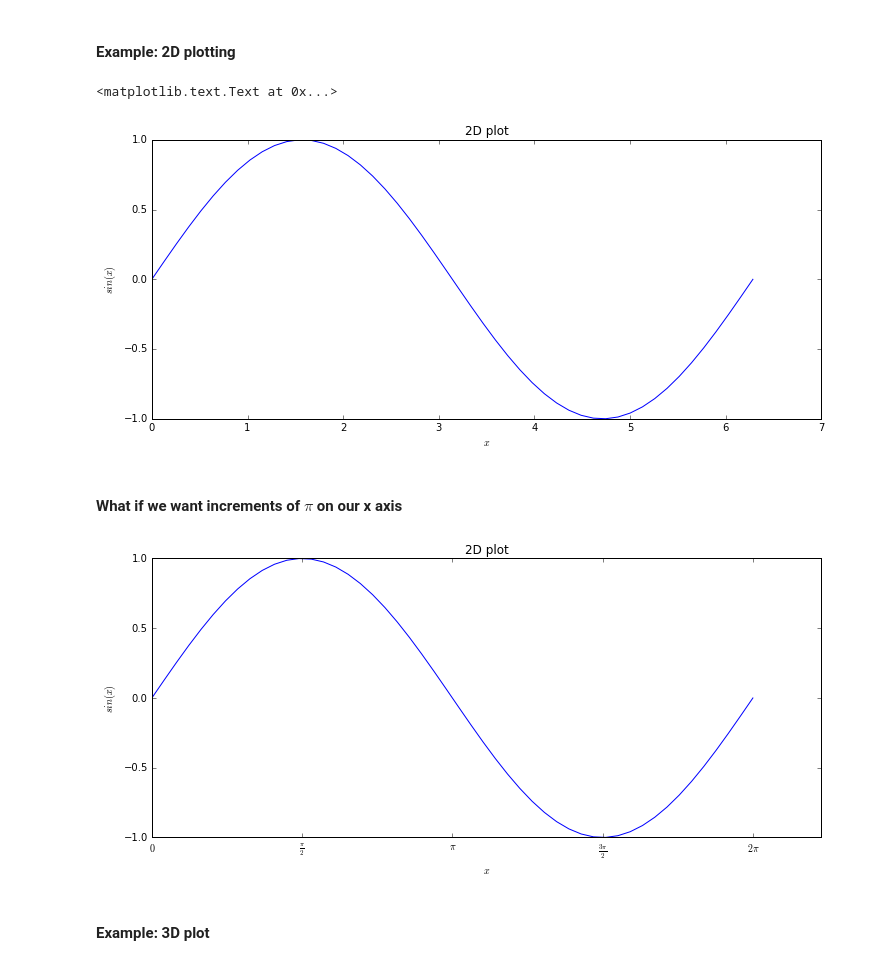
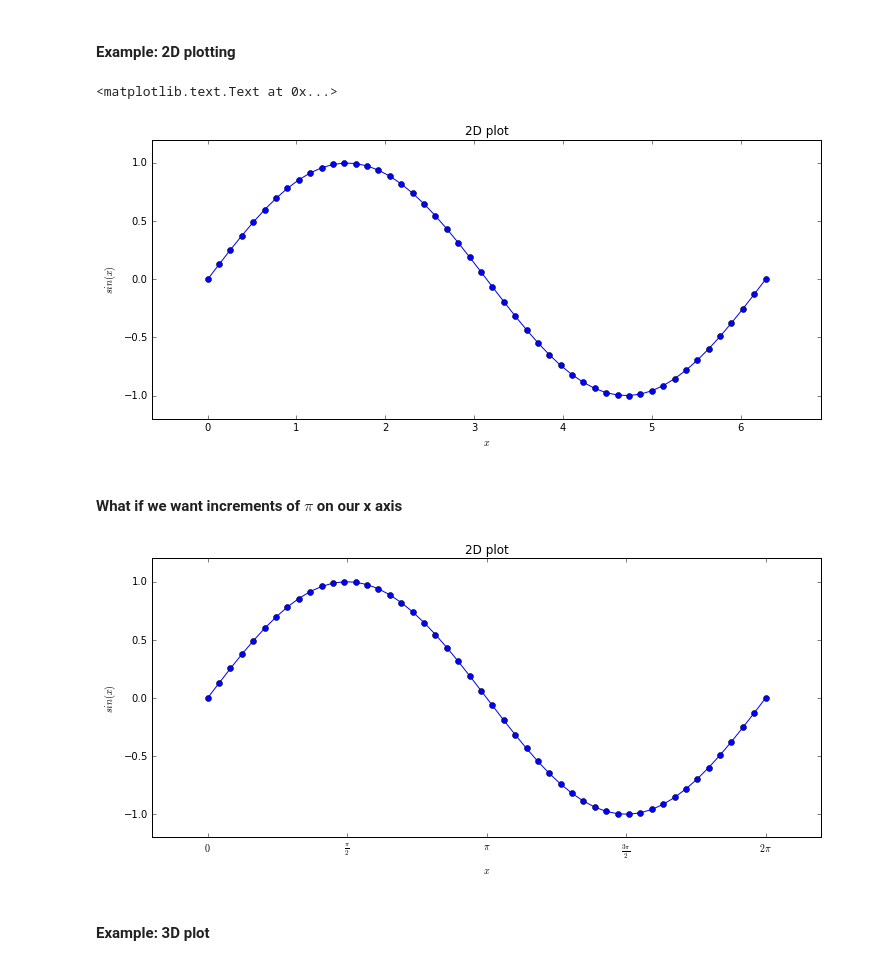
Before and after one commit to ngcm/summer-academy-2016-basics, a Jupyter notebook: Intermediate_Python/index.ipynb, the cells around one changed output. Cells and saved outputs as stored; diff of their text form; code cells hidden in the pictures.

```diff
--- a/Intermediate_Python/index.ipynb
+++ b/Intermediate_Python/index.ipynb
@@ -301,16 +301,17 @@ print(M4)
 # %%
 x = np.linspace(0, 2*np.pi)
 y = np.sin(x)
 
 fig = plt.figure(figsize=(12, 5))
 ax = fig.add_subplot(111)
-ax.plot(x, y)
+ax.plot(x, y,'o-')
+ax.margins(0.1)
 ax.set_title('2D plot')
 ax.set_xlabel('$x$')
 ax.set_ylabel(r'$sin(x)$')
 # %% [output]
 <matplotlib.text.Text at 0x...>
-[figure, old version]
+[figure, new version]
 # %% [markdown]
 #### What if we want increments of $\pi$ on our x axis
 # %%
@@ -318,12 +319,13 @@ xtick_values = np.linspace(0, 2*np.pi, 5)
 xtick_labels = ['$0$', r'$\frac{\pi}{2}$', r'$\pi$', r'$\frac{3\pi}{2}$',
              r'$2\pi$']
 fig = plt.figure(figsize=(12, 5))
-ax = fig.add_subplot(111); ax.plot(x, y)
+ax = fig.add_subplot(111); ax.plot(x, y,'-o')
 ax.set_title('2D plot')
+ax.margins(0.1)
 ax.set_xlabel('$x$');  ax.set_ylabel(r'$sin(x)$')
 ax.set_xticks(xtick_values);    ax.set_xticklabels(xtick_labels);
 # %% [output]
-[figure, old version]
+[figure, new version]
 # %% [markdown]
 
 #### Example: 3D plot
```
Also changed, not shown: 1 other file.
